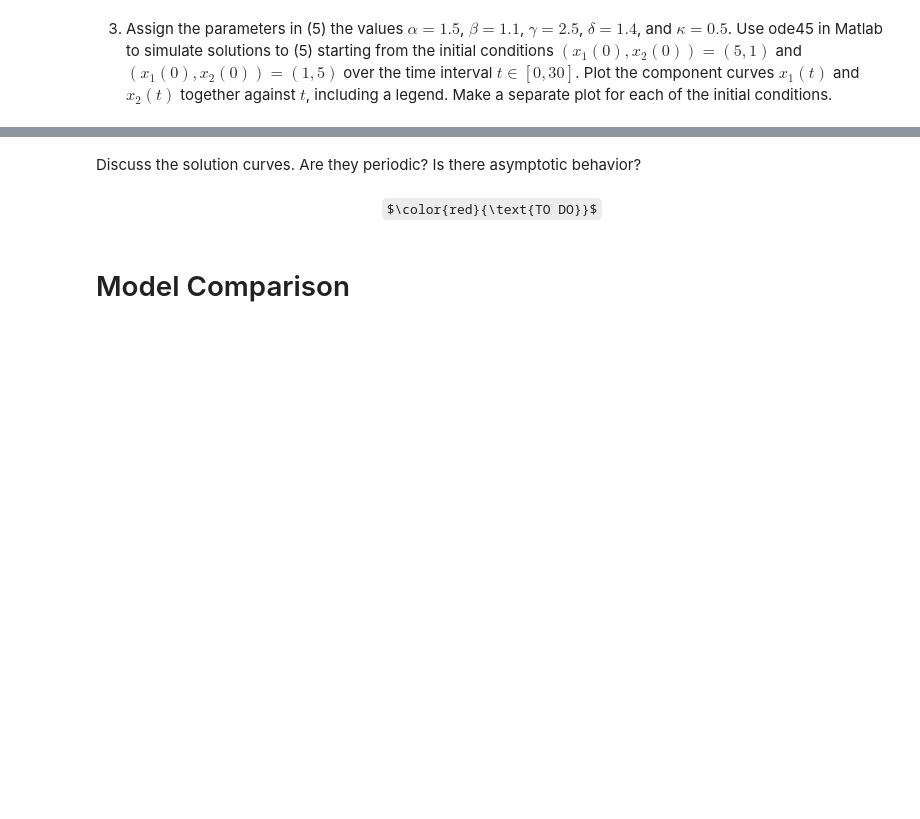
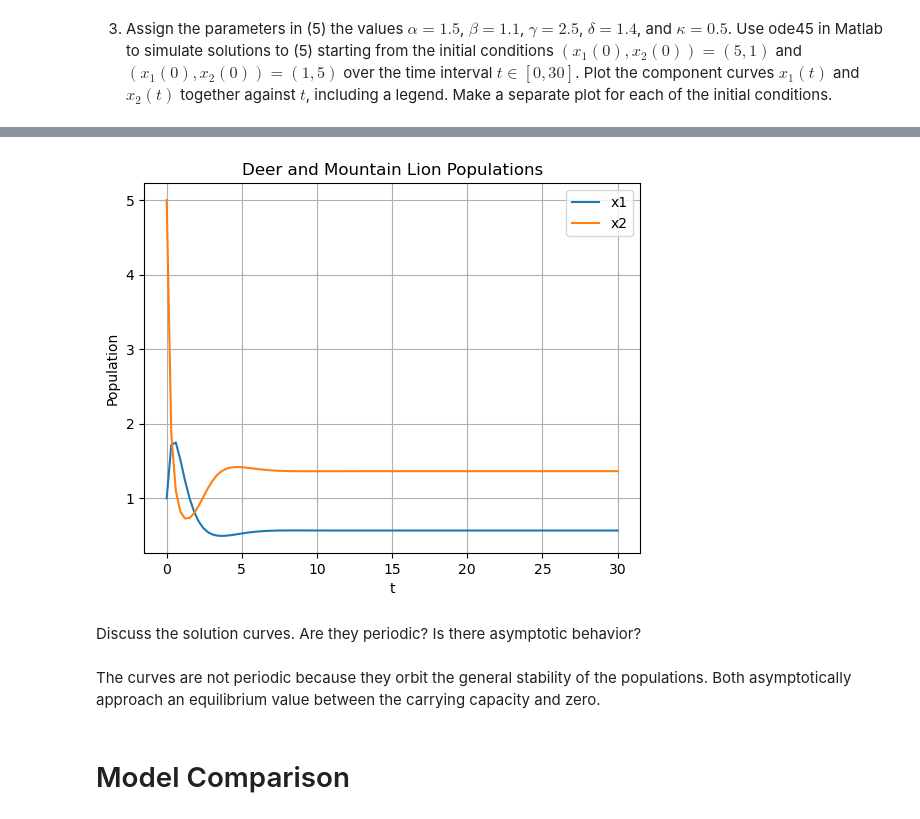
Before and after one commit to scottito/DiffEqProj1, a Jupyter notebook: Project1.ipynb, the cells around one changed output, grey strips where cells are left out. Cells and saved outputs as stored; diff of their text form; code cells hidden in the pictures; some formulas as TeX source; blank space fills up the shorter version.

```diff
--- a/Project1.ipynb
+++ b/Project1.ipynb
@@ -739,20 +749,27 @@ plt.show()
 # %%
-# Plot the component curves together
-#plt.plot(xoft_1(t), t, color="black", label="x1 solution")
-#plt.plot(t, xoft_2(t), color="red", label="x2 solution")
+# Solve the system of differential equations for time t
+x0 = [1,5]
+x = odeint(system_of_equations2, x0, t, args=(alpha, beta, gamma, delta, kappa))
 
-# Make the plot pretty
-plt.title("Solutions with Initial Condition (x1(0), x2(0)) = (1, 5)")
-plt.xlabel("t")
-plt.ylabel("x")
+# Extract the values of x1 and x2 over time
+x1 = x[:, 0]
+x2 = x[:, 1]
+
+# Plot the results of x1 and x2 against t
+plt.plot(t, x[:, 0], label='x1')
+plt.plot(t, x[:, 1], label='x2')
+plt.xlabel('t')
+plt.ylabel('Population')
+plt.title('Deer and Mountain Lion Populations')
+plt.legend()
 plt.grid()
-plt.legend()
-
 plt.show()
+# %% [output]
+[figure, added]
 # %% [markdown]
 Discuss the solution curves. Are they periodic? Is there asymptotic behavior?
 # %% [markdown]
-<center> $\color{red}{\text{TO DO}}$
+The curves are not periodic because they orbit the general stability of the populations. Both asymptotically approach an equilibrium value between the carrying capacity and zero.
 # %% [markdown]
 # Model Comparison
 # %% [markdown]
```
Also changed, not shown: parts of 12 cells of this notebook, 2 other files.
